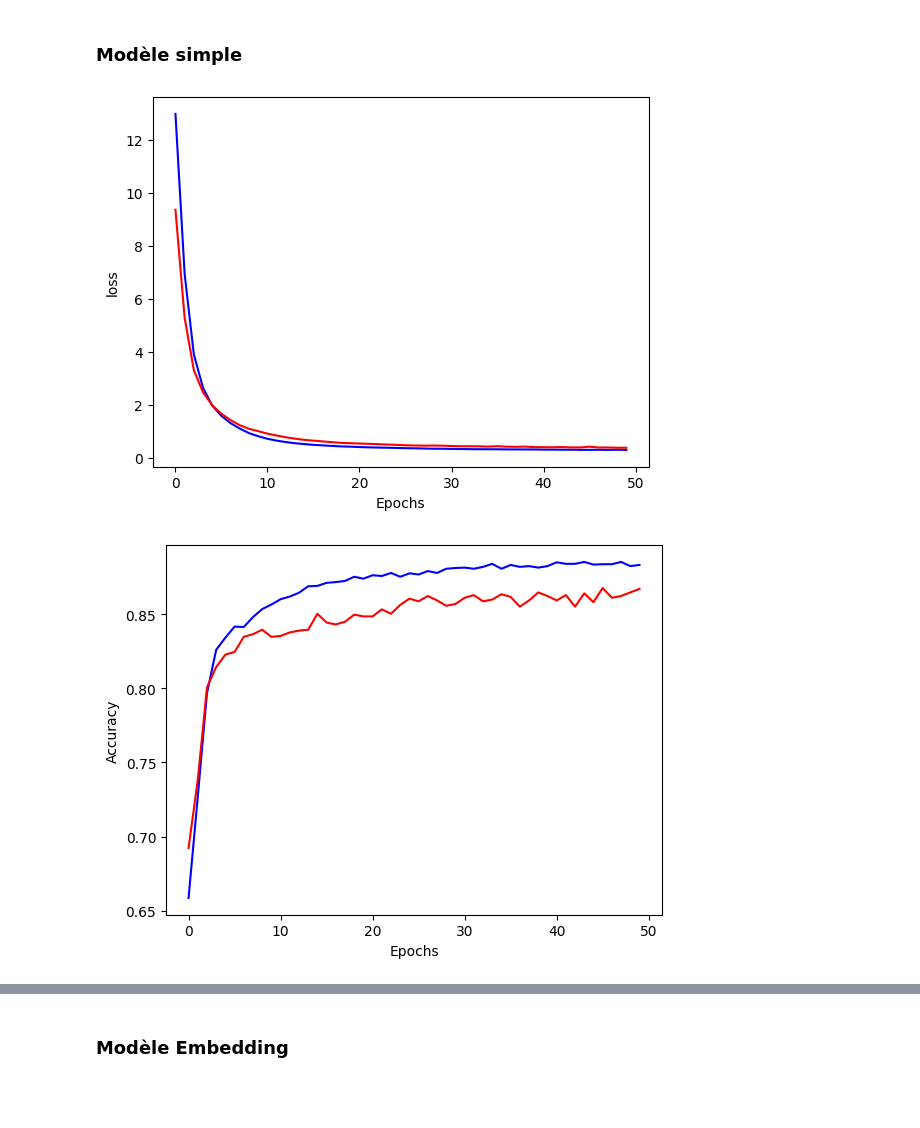
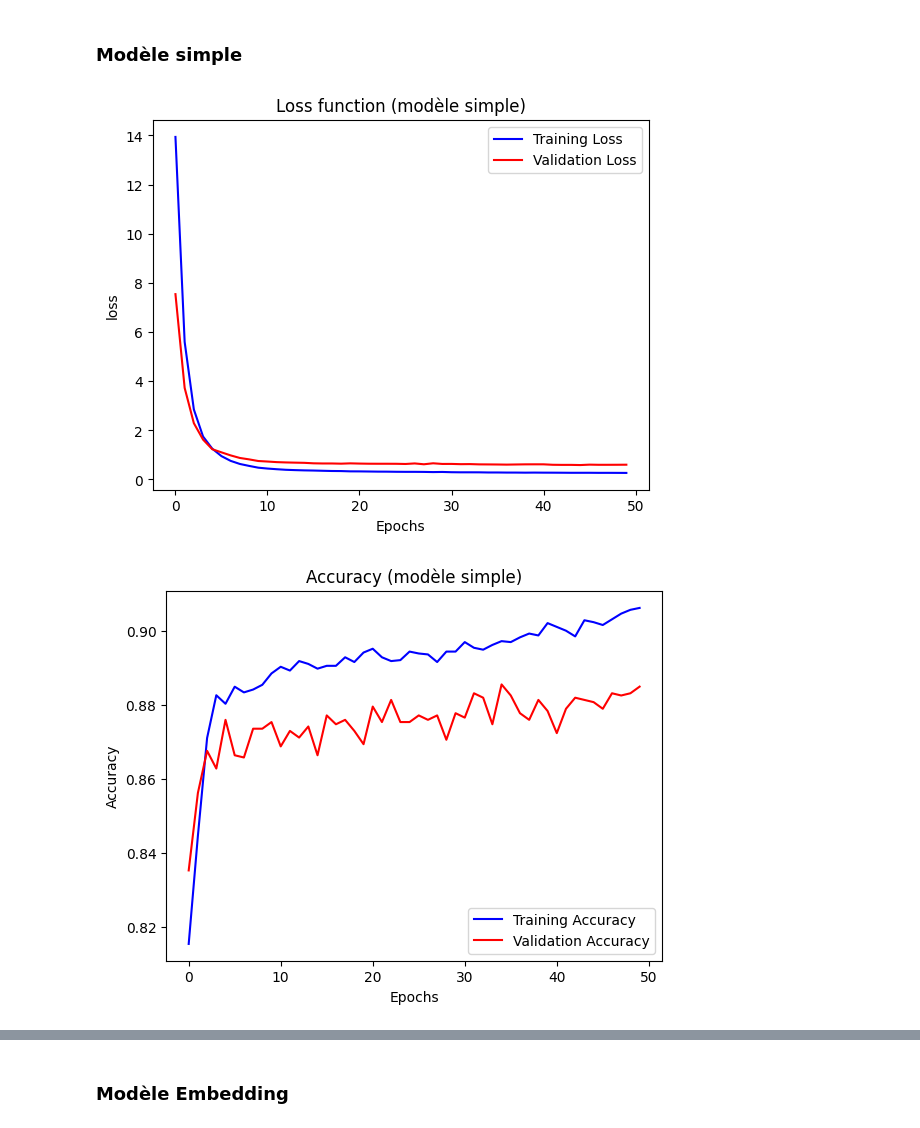
Before and after one commit to PierreSchickele/Projet7_ATT, a Jupyter notebook: 01-AT&T_spam_detector.ipynb, the cells around one changed output, grey strips where cells are left out. Cells and saved outputs as stored; diff of their text form; code cells hidden in the pictures; blank space fills up the shorter version.

Commit message:
Ajout de graphiques + couches Embedded + titres graphiques

```diff
--- a/01-AT&T_spam_detector.ipynb
+++ b/01-AT&T_spam_detector.ipynb
@@ -227,2 +275,21 @@ test_pad = tf.keras.preprocessing.sequence.pad_sequences(sms_test.message_encode
 # %%
-xtrain, xval, ytrain, yval = train_test_split(train_pad, sms_train.target_encoded, test_size=0.3)
+xtrain, xval, ytrain, yval = train_test_split(sms_train['message_clean'], sms_train['label_encoded'], test_size=0.3)
+# %%
+# Définir le nombre maximal de mots à considérer et la longueur maximale des séquences
+max_words = 5000
+max_len = 150
+
+# Initialiser le tokenizer avec le nombre maximal de mots
+tokenizer = Tokenizer(num_words=max_words)
+
+# Entraîner le tokenizer
+tokenizer.fit_on_texts(xtrain)
+tokenizer.fit_on_texts(xval)
+
+# Convertir les textes en séquences de nombres entiers
+train_seq = tokenizer.texts_to_sequences(xtrain)
+val_seq = tokenizer.texts_to_sequences(xval)
+
+# Remplir les séquences pour qu'elles aient toutes la même longueur
+train_pad = pad_sequences(train_seq, maxlen=max_len)
+val_pad = pad_sequences(val_seq, maxlen=max_len)
@@ -229,3 +302,3 @@ xtrain, xval, ytrain, yval = train_test_split(train_pad, sms_train.target_encode
 # %%
-train = tf.data.Dataset.from_tensor_slices((xtrain, ytrain))
-val = tf.data.Dataset.from_tensor_slices((xval, yval))
+train = tf.data.Dataset.from_tensor_slices((train_pad, ytrain))
+val = tf.data.Dataset.from_tensor_slices((val_pad, yval))
@@ -285,7 +392,7 @@ tf.Tensor(
 # %%
 model_simple = Sequential([
     # Couche Dense classique
-    Dense(8, activation='relu', input_shape=[message.shape[1],]),
+    Dense(8, activation='relu', input_shape=[150]),
     # Couche de sortie avec le nombre de neurones en sortie égale au nombre de classe avec fonction sigmoid
     Dense(1, activation='sigmoid')
 ])
@@ -411,20 +579,24 @@ Epoch 50/50
 # %%
 import matplotlib.pyplot as plt
 
 # Visualization of the training process on the loss function
-plt.plot(history_simple.history["loss"], color="b")
-plt.plot(history_simple.history["val_loss"], color="r")
+plt.plot(history_simple.history["loss"], color="b", label="Training Loss")
+plt.plot(history_simple.history["val_loss"], color="r", label="Validation Loss")
 plt.ylabel("loss")
 plt.xlabel("Epochs")
+plt.title('Loss function (modèle simple)')
+plt.legend()
 plt.show()
 # %% [output]
-[figure, old version]
+[figure, new version]
 # %%
-plt.plot(history_simple.history["accuracy"], color="b")
-plt.plot(history_simple.history["val_accuracy"], color="r")
+plt.plot(history_simple.history["accuracy"], color="b", label="Training Accuracy")
+plt.plot(history_simple.history["val_accuracy"], color="r", label="Validation Accuracy")
 plt.ylabel("Accuracy")
 plt.xlabel("Epochs")
+plt.title('Accuracy (modèle simple)')
+plt.legend(loc='lower right')
 plt.show()
 # %% [output]
-[figure, old version]
+[figure, new version]
 # %%
```
Also changed, not shown: parts of 58 cells of this notebook.
